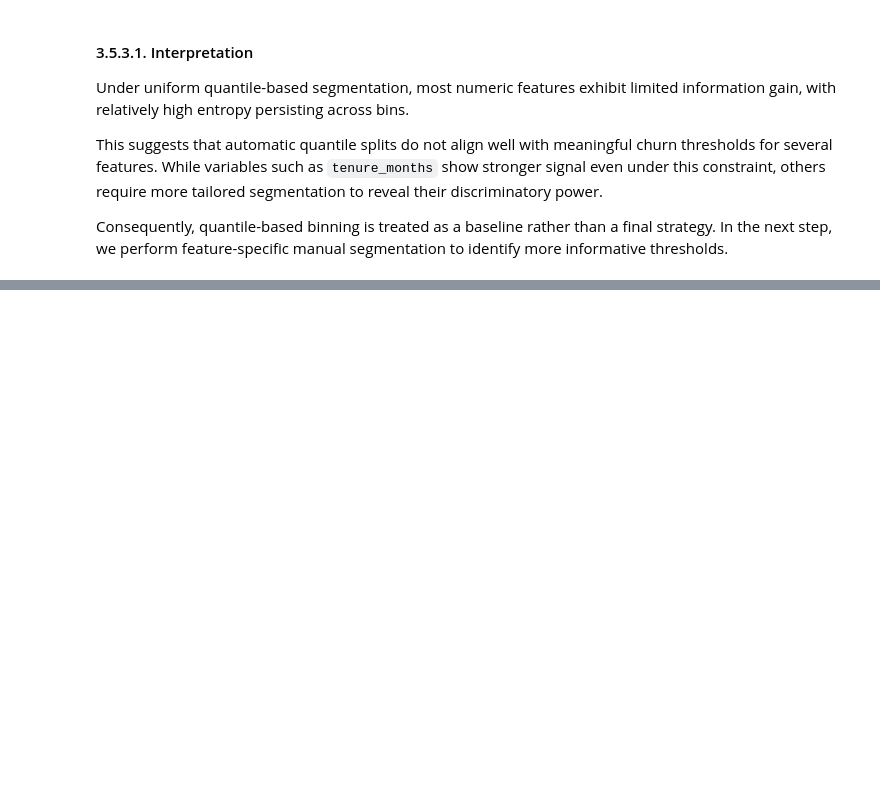
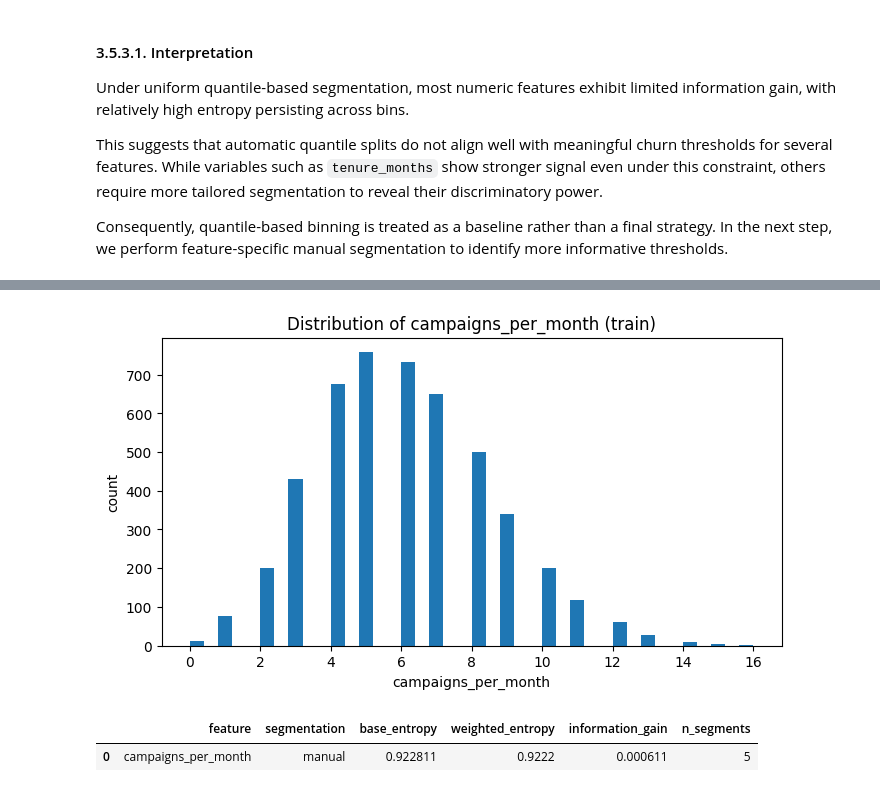
Before and after one commit to nastasiaoginska/customer-churn-predictive-modeling, a Jupyter notebook: notebooks/03_supervised_segmentation_entropy_ig.ipynb, the cells around one changed output, grey strips where cells are left out. Saved outputs shown, nothing was run; the diff lists cells and outputs as text; code cells hidden in the pictures; blank space fills up the shorter version.

Commit message:
Finalize supervised segmentation and consolidate Information Gain analysis

```diff
--- a/notebooks/03_supervised_segmentation_entropy_ig.ipynb
+++ b/notebooks/03_supervised_segmentation_entropy_ig.ipynb
@@ -649,0 +686,27 @@ pd.DataFrame([summary_logins]).round(6)
+# %%
+plt.figure(figsize=(8, 4))
+plt.hist(X_train["campaigns_per_month"].dropna(), bins=40)
+plt.xlabel("campaigns_per_month")
+plt.ylabel("count")
+plt.title("Distribution of campaigns_per_month (train)")
+plt.show()
+# %% [output]
+[figure, added]
+# %%
+campaign_bins_A = [-float("inf"), 1, 3, 6, 9, float("inf")]
+campaign_labels_A = ["≤1", "2–3", "4–6", "7–9", "≥10"]
+
+seg_campaign_A, summary_campaign_A = ig_for_manual_segments(
+    X=X_train,
+    y=y_train,
+    feature="campaigns_per_month",
+    bins=campaign_bins_A,
+    labels=campaign_labels_A,
+    base_entropy=base_entropy
+)
+
+seg_campaign_A
+pd.DataFrame([summary_campaign_A]).round(6)
+# %% [output]
+|  | feature | segmentation | base_entropy | weighted_entropy | information_gain | n_segments |
+| 0 | campaigns_per_month | manual | 0.922811 | 0.9222 | 0.000611 | 5 |
```
Also changed, not shown: parts of 59 cells of this notebook.
